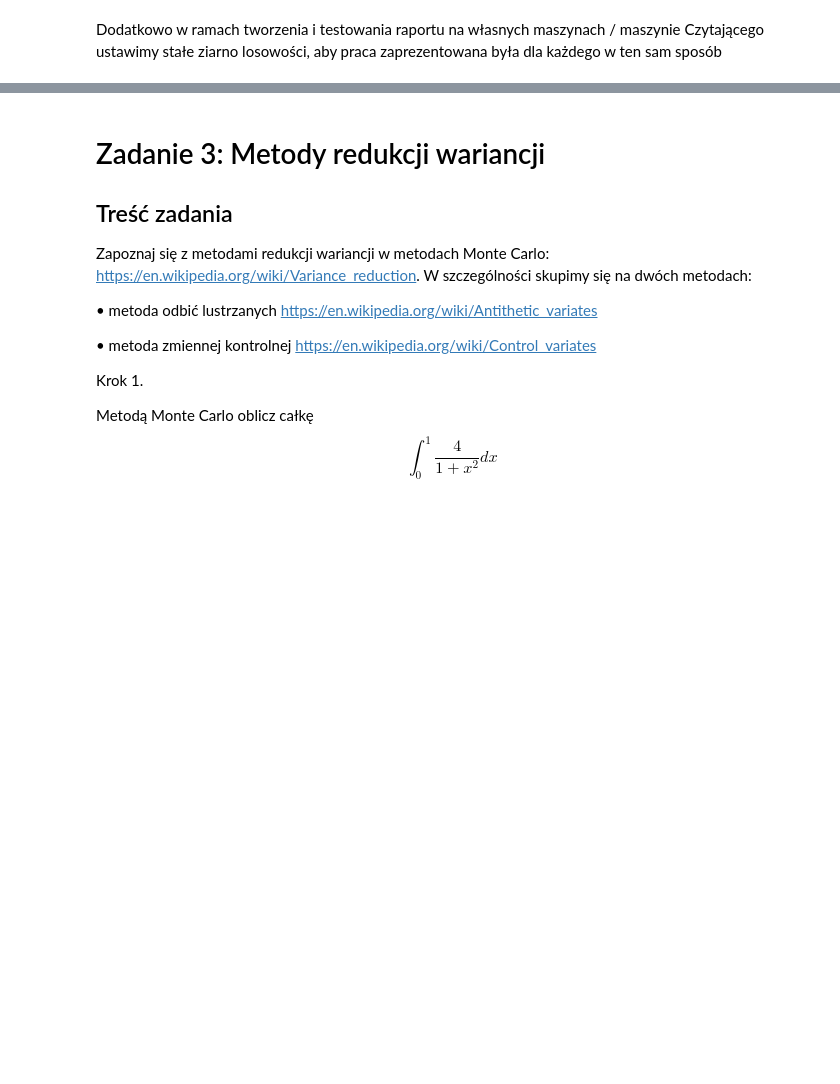
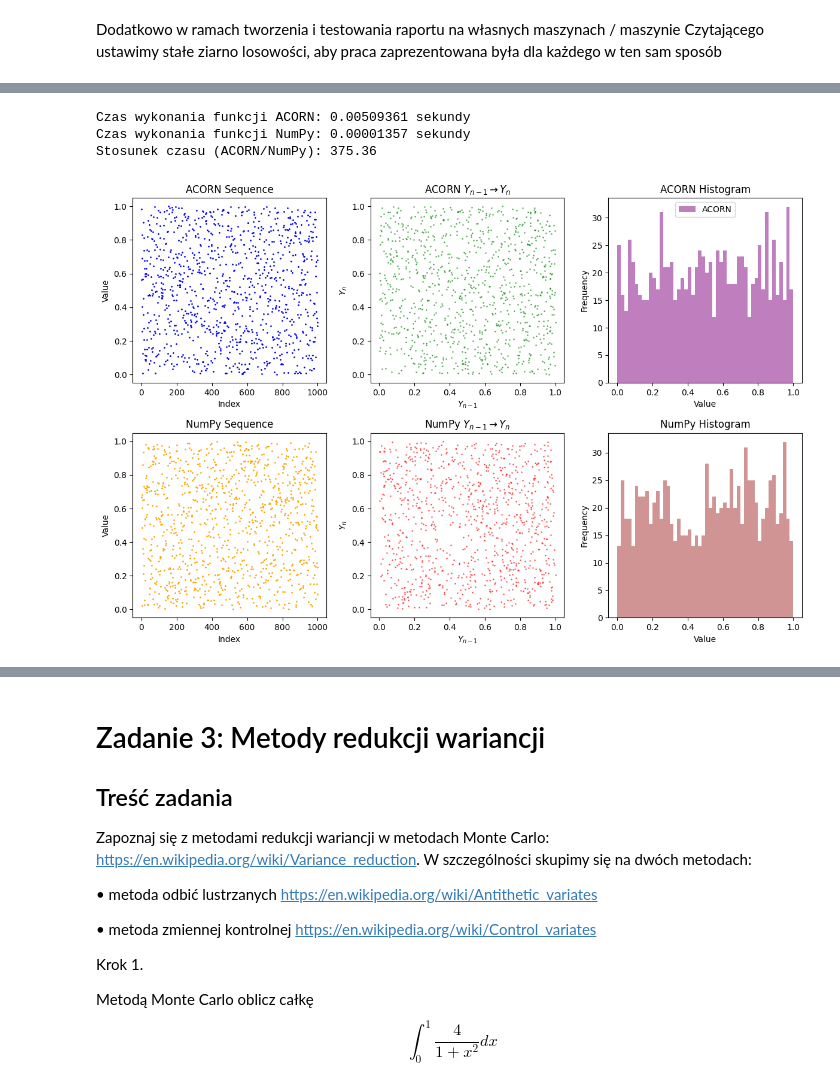
Before and after one commit to piotrczech/report-1-computer-simulations, a Jupyter notebook: main.ipynb, the cells around one changed output, grey strips where cells are left out. Saved outputs shown, nothing was run; the diff lists cells and outputs as text; code cells hidden in the pictures; blank space fills up the shorter version.

```diff
--- a/main.ipynb
+++ b/main.ipynb
@@ -588,0 +180,55 @@ Schodki: 128, Liczba wywołań funkcji wykładniczej: 14771
+# %%
+plt.figure(figsize=(12, 8))
+
+# Wykresy dla ACORN
+plt.subplot(231)
+plt.plot(acorn_numbers, 'o',  color='blue', markersize=1)
+plt.title('ACORN Sequence')
+plt.xlabel('Index')
+plt.ylabel('Value')
+
+
+plt.subplot(232)
+plt.scatter(acorn_numbers[:-1], acorn_numbers[1:], alpha=0.5, s=1, color='green')
+plt.title('ACORN $Y_{n-1} \\rightarrow Y_n$')
+plt.xlabel('$Y_{n-1}$')
+plt.ylabel('$Y_n$')
+
+plt.subplot(233)
+plt.hist(acorn_numbers, bins=50, alpha=0.5, label='ACORN', color='purple')
+plt.title('ACORN Histogram')
+plt.xlabel('Value')
+plt.ylabel('Frequency')
+plt.legend()
+
+# Wykresy dla NumPy
+plt.subplot(234)
+plt.plot(numpy_numbers, 'o',  color='orange', markersize=1)
+plt.title('NumPy Sequence')
+plt.xlabel('Index')
+plt.ylabel('Value')
+
+
+plt.subplot(235)
+plt.scatter(numpy_numbers[:-1], numpy_numbers[1:], alpha=0.5, s=1, color='red')
+plt.title('NumPy $Y_{n-1} \\rightarrow Y_n$')
+plt.xlabel('$Y_{n-1}$')
+plt.ylabel('$Y_n$')
+
+plt.subplot(236)
+plt.hist(numpy_numbers, bins=50, alpha=0.5, label='NumPy', color='brown')
+plt.title('NumPy Histogram')
+plt.xlabel('Value')
+plt.ylabel('Frequency')
+
+
+plt.tight_layout()
+# Wyświetlanie czasów wykonania i ilorazu czasów
+print(f"Czas wykonania funkcji ACORN: {acorn_duration:.8f} sekundy")
+print(f"Czas wykonania funkcji NumPy: {numpy_duration:.8f} sekundy")
+print(f"Stosunek czasu (ACORN/NumPy): {time_ratio:.2f}")
+# %% [output]
+Czas wykonania funkcji ACORN: 0.00509361 sekundy
+Czas wykonania funkcji NumPy: 0.00001357 sekundy
+Stosunek czasu (ACORN/NumPy): 375.36
+[figure, added]
```
Also changed, not shown: parts of 96 cells of this notebook.
